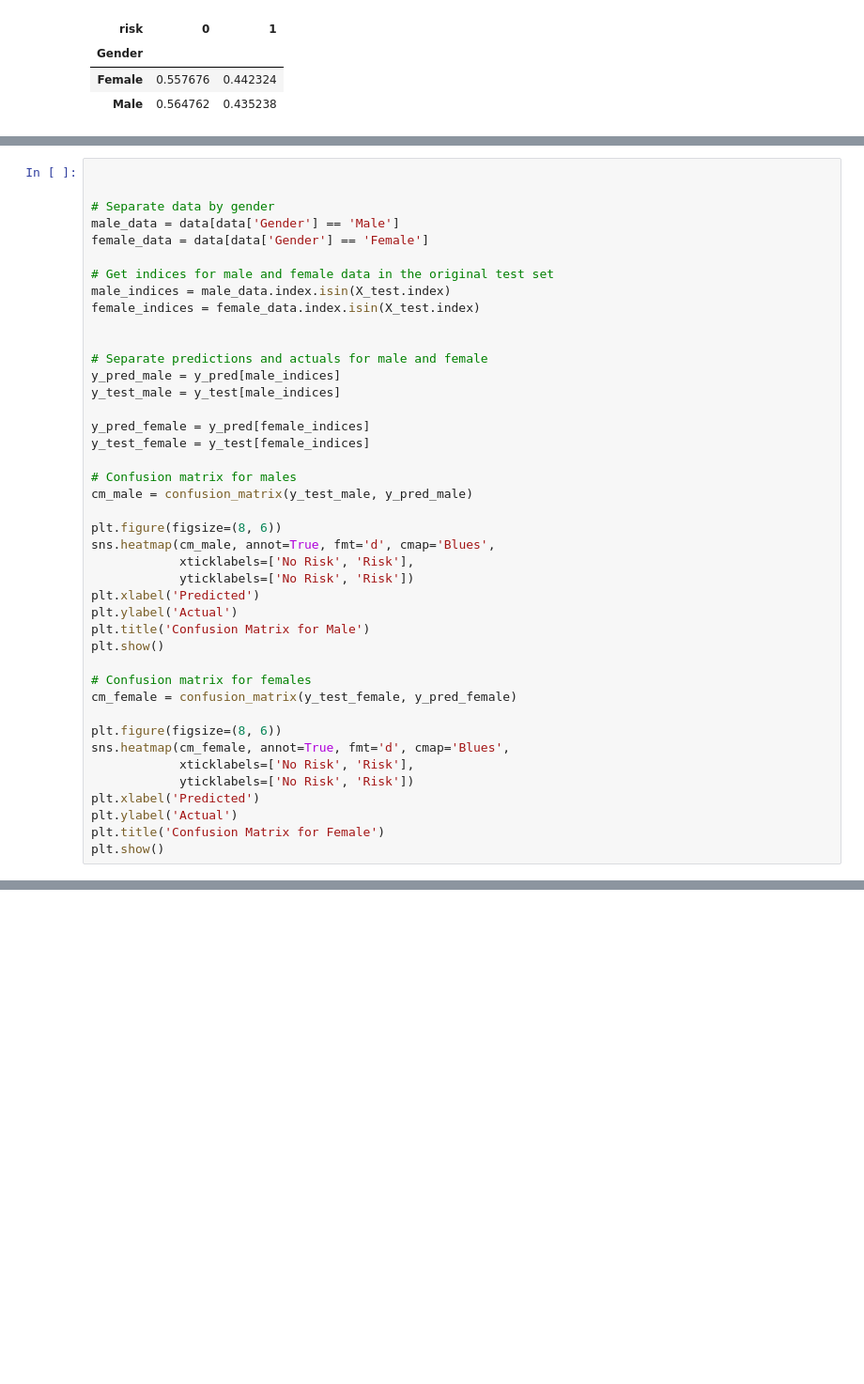
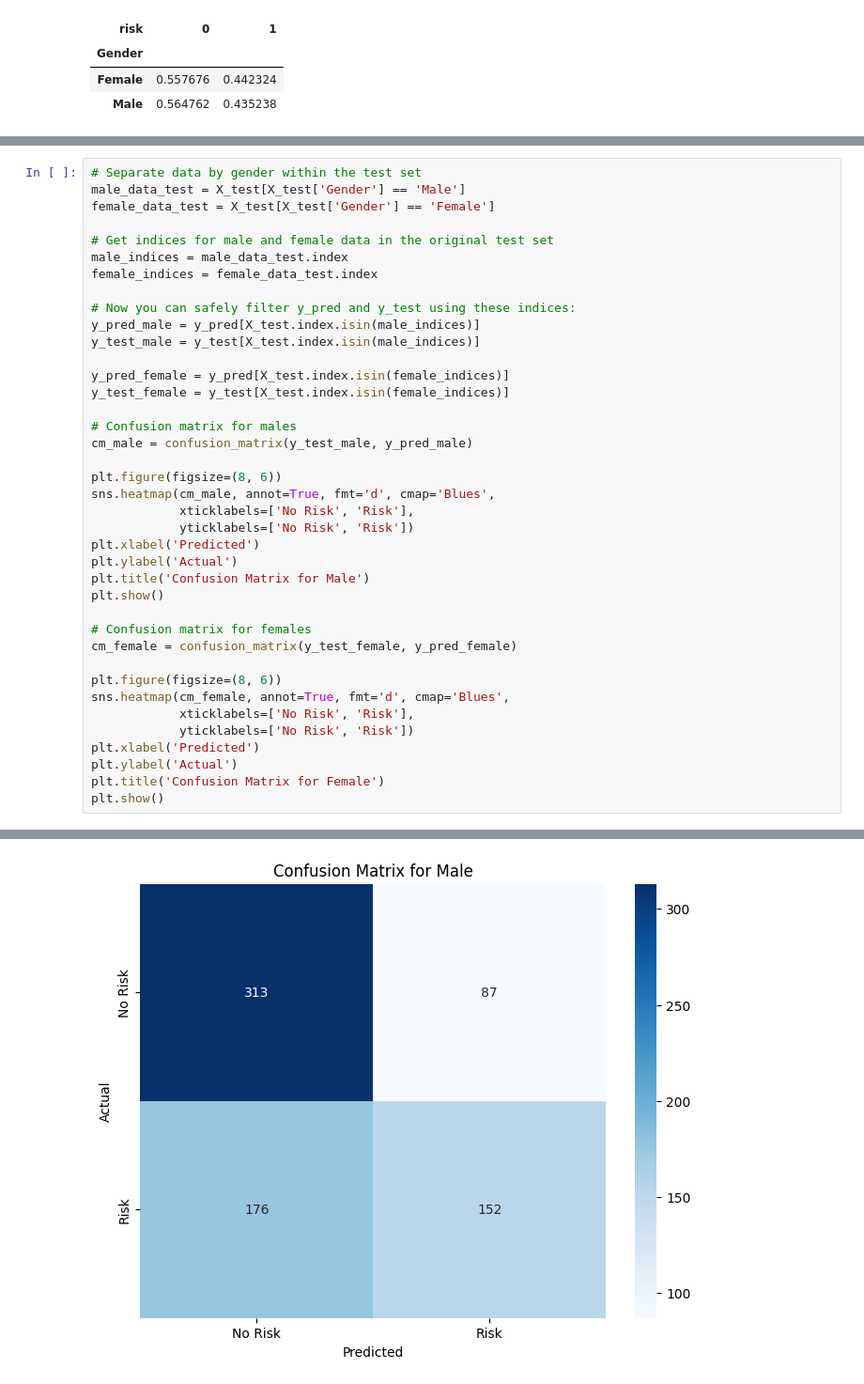
Before and after one commit to dinn16MU/402GroupProject, a Jupyter notebook: DS402_Project.ipynb, the cells around one changed output, grey strips where cells are left out. Shown at 94% size. Saved outputs shown, nothing was run; the diff lists cells and outputs as text; blank space fills up the shorter version.

```diff
--- a/DS402_Project.ipynb
+++ b/DS402_Project.ipynb
@@ -189,23 +197,20 @@ plt.show()
 # %% [output]
 [figure]
 # %%
-
-
-# Separate data by gender
-male_data = data[data['Gender'] == 'Male']
-female_data = data[data['Gender'] == 'Female']
+# Separate data by gender within the test set
+male_data_test = X_test[X_test['Gender'] == 'Male']
+female_data_test = X_test[X_test['Gender'] == 'Female']
 
 # Get indices for male and female data in the original test set
-male_indices = male_data.index.isin(X_test.index)
-female_indices = female_data.index.isin(X_test.index)
+male_indices = male_data_test.index
+female_indices = female_data_test.index
 
+# Now you can safely filter y_pred and y_test using these indices:
+y_pred_male = y_pred[X_test.index.isin(male_indices)]
+y_test_male = y_test[X_test.index.isin(male_indices)]
 
-# Separate predictions and actuals for male and female
-y_pred_male = y_pred[male_indices]
-y_test_male = y_test[male_indices]
-
-y_pred_female = y_pred[female_indices]
-y_test_female = y_test[female_indices]
+y_pred_female = y_pred[X_test.index.isin(female_indices)]
+y_test_female = y_test[X_test.index.isin(female_indices)]
 
 # Confusion matrix for males
 cm_male = confusion_matrix(y_test_male, y_pred_male)
@@ -234,0 +239 @@ IndexError: boolean index did not match indexed array along dimension 0; dimensi
+[figure, added]
```
Also changed, not shown: parts of 8 cells of this notebook.
